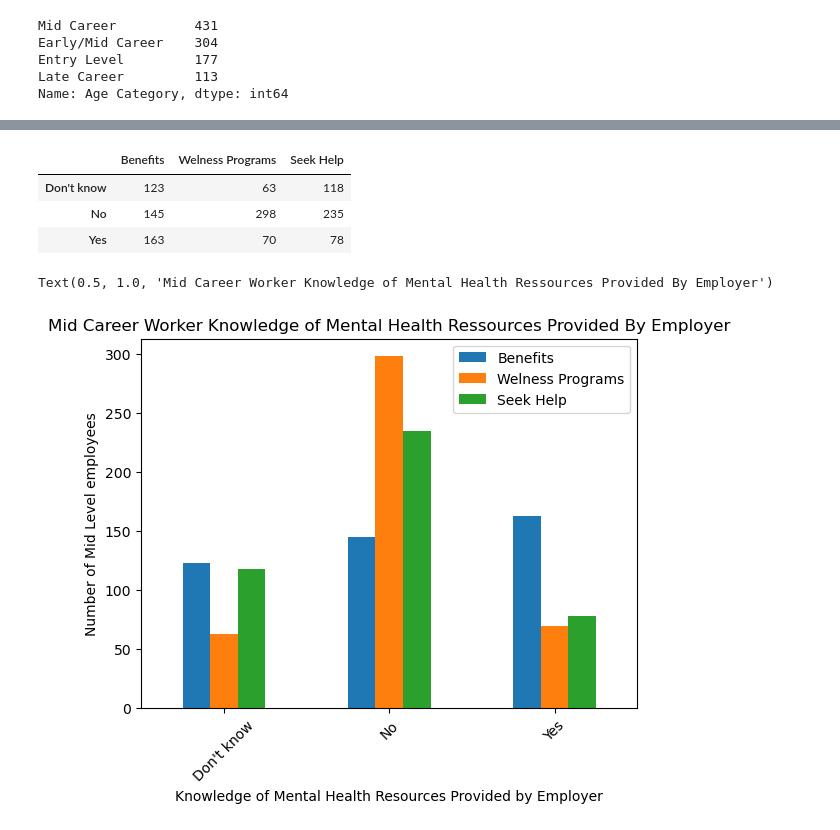
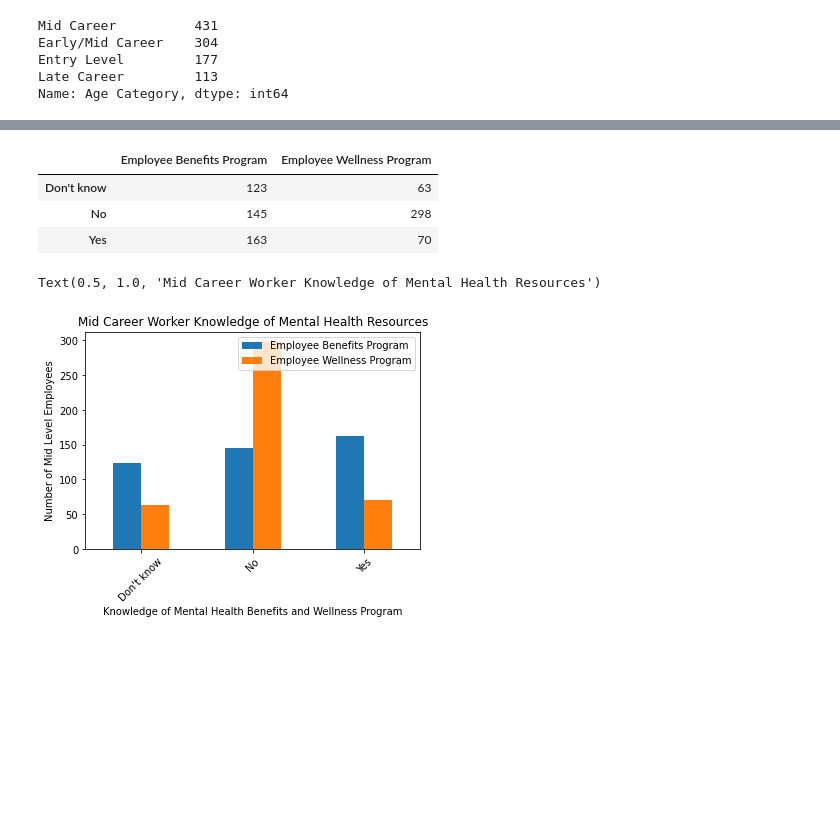
Before and after one commit to baileykayla953/project-one, a Jupyter notebook: Summary Stats.ipynb, the cells around one changed output, grey strips where cells are left out. Cells and saved outputs as stored; diff of their text form; code cells hidden in the pictures; blank space fills up the shorter version.

```diff
--- a/Summary Stats.ipynb
+++ b/Summary Stats.ipynb
@@ -35,5 +62,5 @@ Name: tech_company, dtype: int64
 # %%
-tech_df = mentalhealth_data_df.loc[(mentalhealth_data_df['tech_company'] =='Yes')]
+tech_df = mental_health_df_rename.loc[(mental_health_df_rename['Work in Tech'] =='Yes')]
 
 tech_df
 # %% [output]
@@ -53,8 +80,8 @@ tech_df
 # %%
 #Create a DataFrame with gender,benefits, wellnessprogram and ability seek out help knowledge
 
-worker_output= pd.DataFrame(tech_df, columns=["Age","Gender", "benefits",
-                                                            "wellness_program", "seek_help"])
+worker_output= pd.DataFrame(tech_df, columns=["Age","Employee Benefits Program",
+                                             "Employee Wellness Program"])
 
 
 worker_output
@@ -245,35 +230,34 @@ worker_output_mid
 # %%
 #value counts for responses on survey
 
-mid_b = worker_output_mid['benefits'].value_counts()
-mid_wellness = worker_output_mid['wellness_program'].value_counts()
-mid_help = worker_output_mid['seek_help'].value_counts()
+mid_b = worker_output_mid['Employee Benefits Program'].value_counts()
+mid_wellness = worker_output_mid['Employee Wellness Program'].value_counts()
 # %%
 #mid career data frame
 
-mid_df= pd.DataFrame({"Benefits": mid_b,
-"Welness Programs": mid_wellness,
-"Seek Help": mid_help})
+mid_df= pd.DataFrame({"Employee Benefits Program": mid_b,
+"Employee Wellness Program": mid_wellness,
+})
 
 mid_df
 # %% [output]
-|  | Benefits | Welness Programs | Seek Help |
-| Don't know | 123 | 63 | 118 |
-| No | 145 | 298 | 235 |
-| Yes | 163 | 70 | 78 |
+|  | Employee Benefits Program | Employee Wellness Program |
+| Don't know | 123 | 63 |
+| No | 145 | 298 |
+| Yes | 163 | 70 |
 # %%
 #barchart for mid
 mid_df.plot(kind='bar')
 plt.xticks(rotation=45)
 
 
 
-plt.xlabel('Knowledge of Mental Health Resources Provided by Employer')
-plt.ylabel('Number of Mid Level employees')
-plt.title('Mid Career Worker Knowledge of Mental Health Ressources Provided By Employer')
+plt.xlabel('Knowledge of Mental Health Benefits and Wellness Program')
+plt.ylabel('Number of Mid Level Employees')
+plt.title('Mid Career Worker Knowledge of Mental Health Resources')
 # %% [output]
-Text(0.5, 1.0, 'Mid Career Worker Knowledge of Mental Health Ressources Provided By Employer')
+Text(0.5, 1.0, 'Mid Career Worker Knowledge of Mental Health Resources')
-[figure, old version]
+[figure, new version]
 # %%
 #late career by age and knowledge of resources
 worker_output_late= worker_output[worker_output["Age Category"]=="Late Career"].copy ()
```
Also changed, not shown: parts of 22 cells of this notebook.
